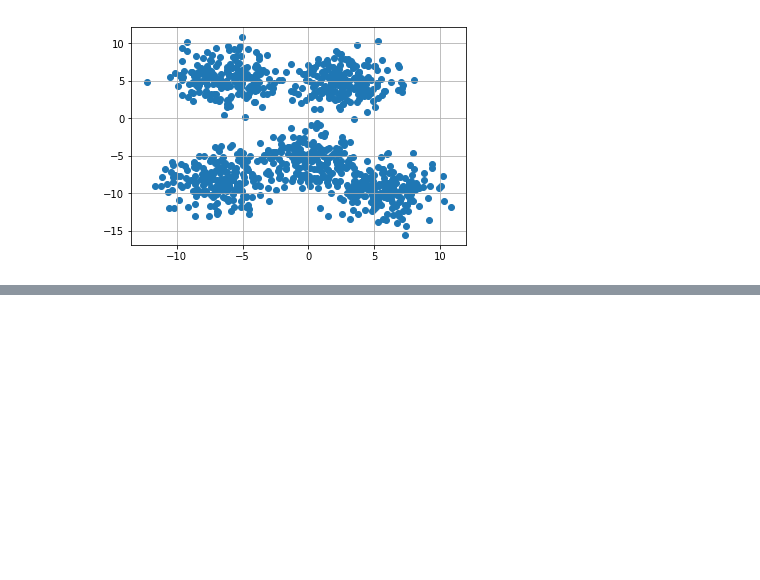
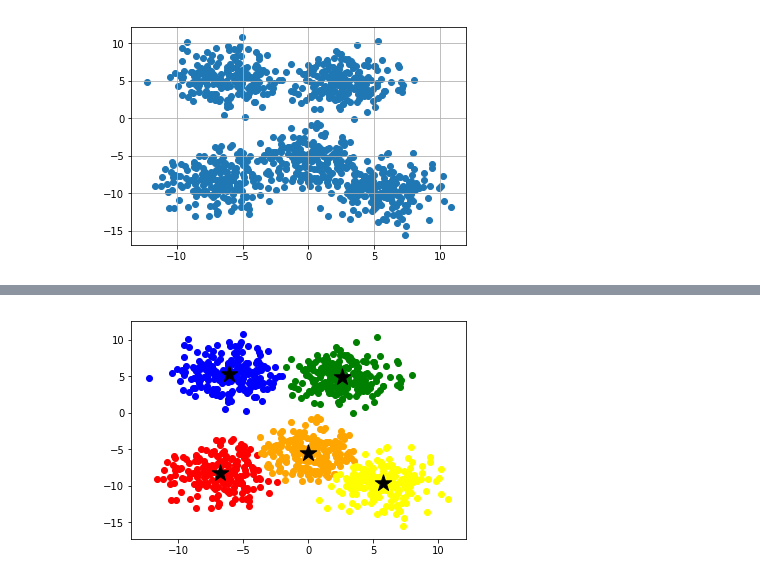
Before and after one commit to yatin9988/K-MEANS, a Jupyter notebook: K-Means-IMPLEMENTATION.ipynb, the cells around one changed output, grey strips where cells are left out. Cells and saved outputs as stored; diff of their text form; code cells hidden in the pictures; blank space fills up the shorter version.

```diff
--- a/K-Means-IMPLEMENTATION.ipynb
+++ b/K-Means-IMPLEMENTATION.ipynb
@@ -76,7 +76,7 @@ def plot(clusters):
     for kx in range(k):
 
         points = np.array(clusters[kx]['points'])
-        center = clusters[kx]['centers']
+        center = clusters[kx]['center']
 
         try:
             plt.scatter(points[:,0],points[:,1],color=clusters[kx]['color'])
@@ -84,3 +84,10 @@ def plot(clusters):
             pass
 
         plt.scatter(center[0],center[1],color="black",marker="*",s=300)
+# %%
+for i in range(100)
+Estep(clusters)
+plot(clusters)
+Mstep(clusters)
+# %% [output]
+[figure, added]
```
Also changed, not shown: parts of 1 cell of this notebook.
